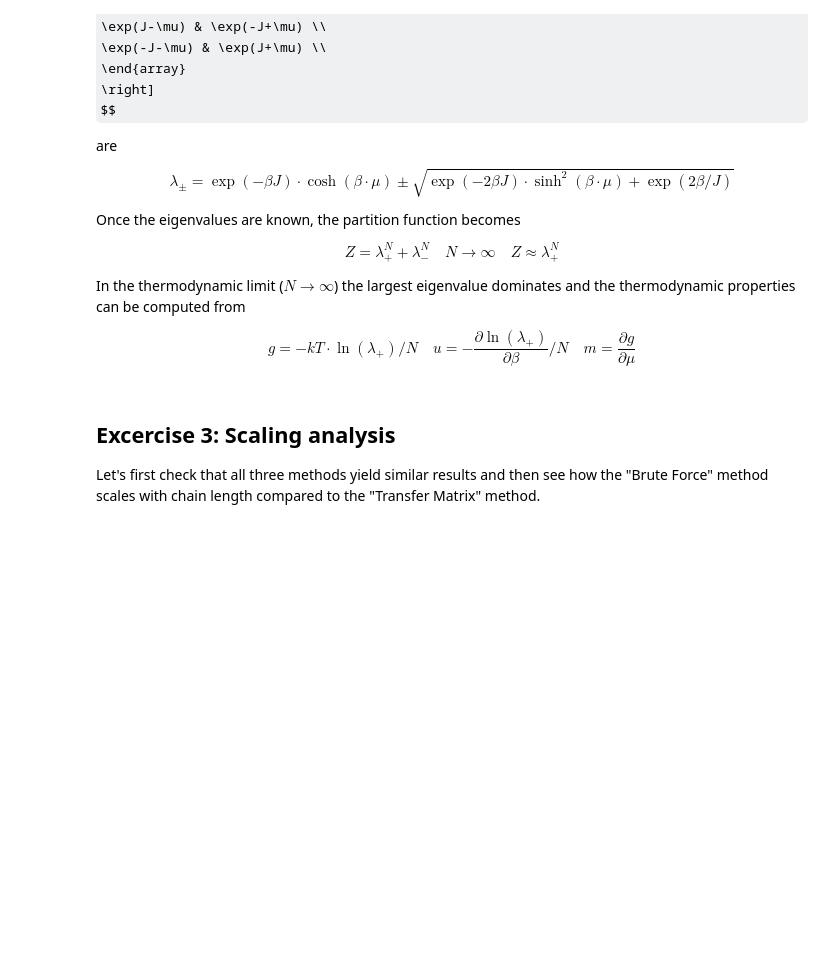
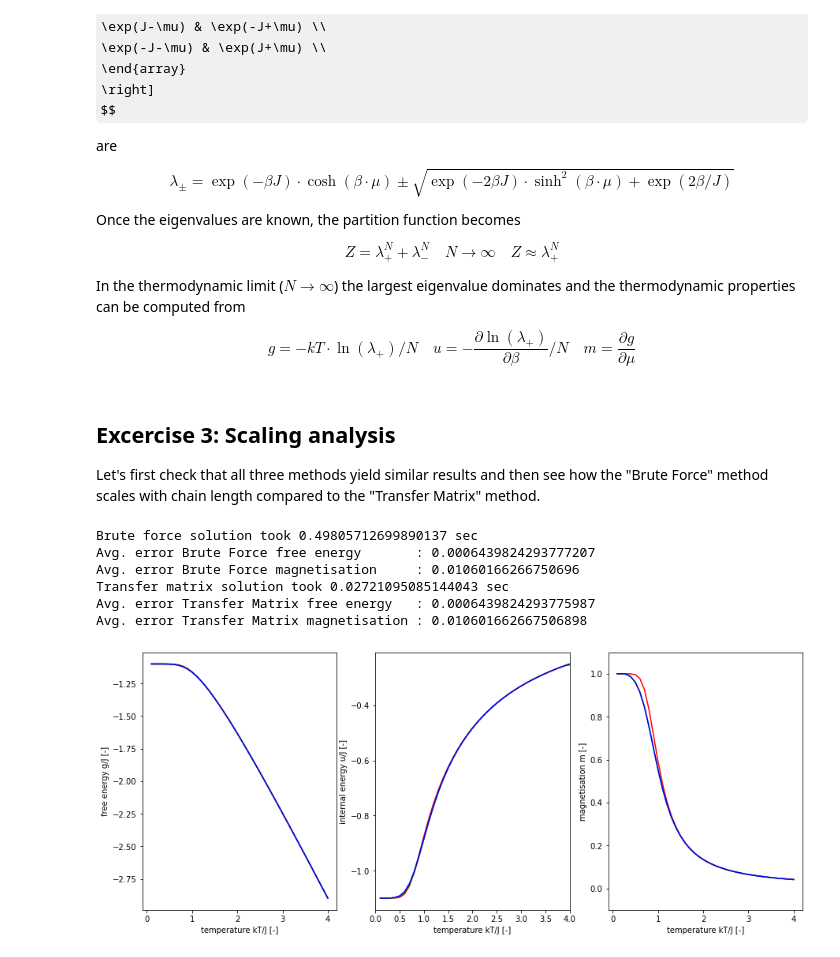
Before and after one commit to MaterialModelling/lab2, a Jupyter notebook: 1D-Ising-Model.ipynb, the cells around one changed output. Saved outputs shown, nothing was run; the diff lists cells and outputs as text; code cells hidden in the pictures; some formulas as TeX source; blank space fills up the shorter version.

```diff
--- a/1D-Ising-Model.ipynb
+++ b/1D-Ising-Model.ipynb
@@ -489,34 +508,50 @@ ax3.plot(np.abs(an.kT/J),an.m,'r')
 
 # Brute-Force (green)
 start = time.time()
 bf = brute_force(M,J,mu,kTs)
 end = time.time()
 print("Brute force solution took {} sec".format(end-start))
 ax1.plot(np.abs(bf.kT/J),bf.g/np.abs(J),'g-')
 ax2.plot(np.abs(bf.kT/J),bf.u/np.abs(J),'g-')
 ax3.plot(np.abs(bf.kT/J),bf.m,'g-')
-print("Avg. error Brute Force free energy       : {}".format(np.average(np.abs(bf.g-an.g))))
-print("Avg. error Brute Force magnetisation     : {}".format(np.average(np.abs(bf.m-an.m))))
+bfg_arr = bf.g.to_numpy()
+ang_arr = an.g.to_numpy()
+
+bfm_arr = bf.m.to_numpy()
+anm_arr = an.m.to_numpy()
+
+print("Avg. error Brute Force free energy       : {}".format(np.average(np.abs(bfg_arr - ang_arr))))
+print("Avg. error Brute Force magnetisation     : {}".format(np.average(np.abs(bfm_arr - anm_arr))))
 
 
 # Transfer Matrix (blue)
 start = time.time()
 tm = transfer_matrix(M,J,mu,kTs)
+tmg_arr = tm.g.to_numpy()
+tmm_arr = tm.m.to_numpy()
 end = time.time()
 print("Transfer matrix solution took {} sec".format(end-start))
 ax1.plot(np.abs(tm.kT/J),tm.g/np.abs(J),'b-')
 ax2.plot(np.abs(tm.kT/J),tm.u/np.abs(J),'b-')
 ax3.plot(np.abs(tm.kT/J),tm.m,'b-')
-print("Avg. error Transfer Matrix free energy   : {}".format(np.average(np.abs(tm.g-an.g))))
-print("Avg. error Transfer Matrix magnetisation : {}".format(np.average(np.abs(tm.m-an.m))))
+print("Avg. error Transfer Matrix free energy   : {}".format(np.average(np.abs(tmg_arr-ang_arr))))
+print("Avg. error Transfer Matrix magnetisation : {}".format(np.average(np.abs(tmm_arr-anm_arr))))
 
 ax1.set_xlabel('temperature kT/J [-]')
 ax1.set_ylabel('free energy g/J [-]')
 ax2.set_xlabel('temperature kT/J [-]')
 ax2.set_ylabel('internal energy u/J [-]')
 ax3.set_xlabel('temperature kT/J [-]')
 ax3.set_ylabel('magnetisation m [-]')
 
 ax2.set_xlim([0,4])
 ax3.set_ylim([-0.1,1.1])
 fig.show()
+# %% [output]
+Brute force solution took 0.49805712699890137 sec
+Avg. error Brute Force free energy       : 0.0006439824293777207
+Avg. error Brute Force magnetisation     : 0.01060166266750696
+Transfer matrix solution took 0.02721095085144043 sec
+Avg. error Transfer Matrix free energy   : 0.0006439824293775987
+Avg. error Transfer Matrix magnetisation : 0.010601662667506898
+[figure, added]
```
Also changed, not shown: parts of 6 cells of this notebook.
